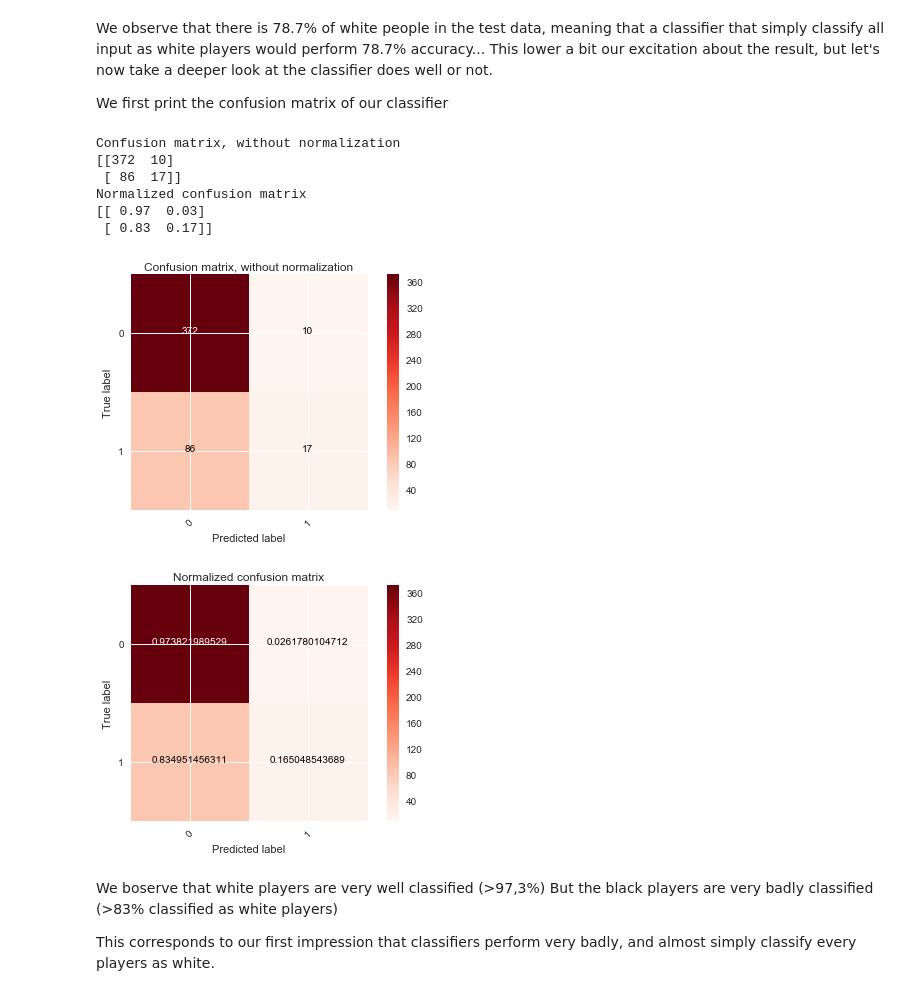
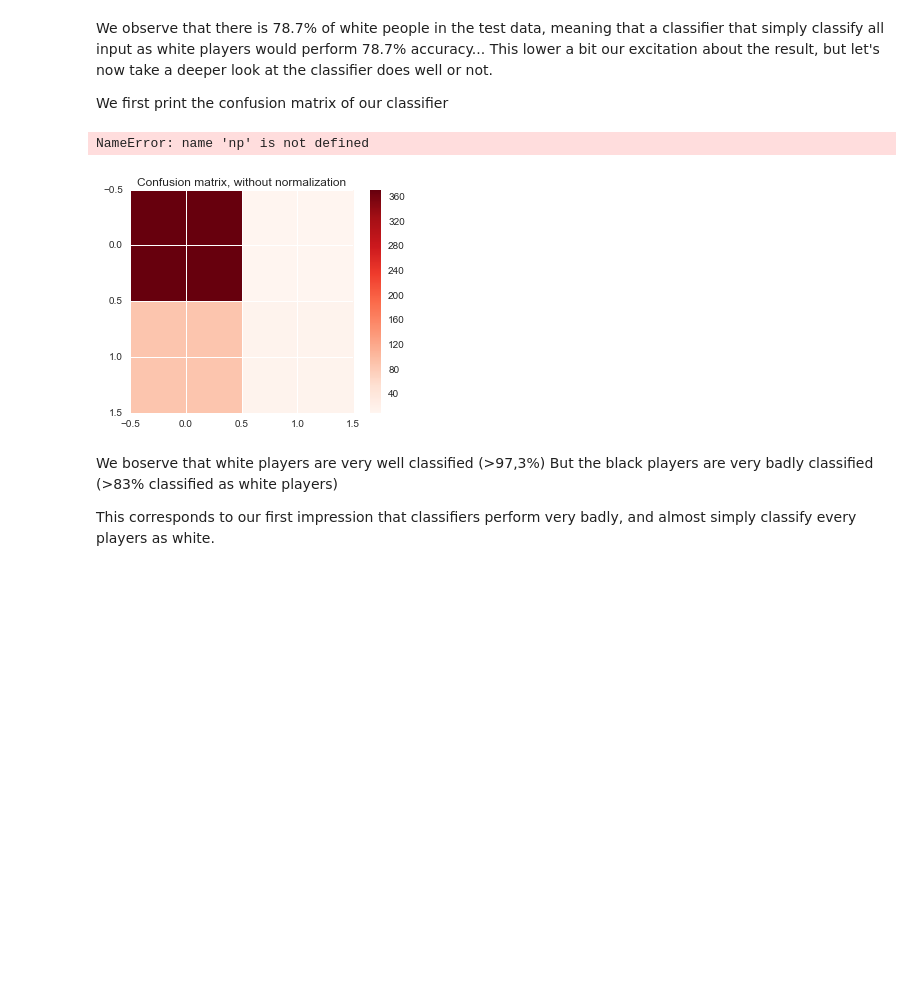
Before and after one commit to nathanquinteiro/ADA-Homework, a Jupyter notebook: 04 - Applied ML/Exercise1.ipynb, the cells around one changed output. Saved outputs shown, nothing was run; the diff lists cells and outputs as text; code cells hidden in the pictures; blank space fills up the shorter version.

```diff
--- a/04 - Applied ML/Exercise1.ipynb
+++ b/04 - Applied ML/Exercise1.ipynb
@@ -93,7 +92,7 @@ In order to obtain the best classifier, we will try various values for each para
 
 We start by finding what is the optimal value of estimators for the Random Forest Classifier. We perform the classification with values from 20 to 150 trees and select the best one.
 # %%
-estimator_max, max_oob = estimator_test(data, 20, 200)
+estimator_max, max_oob = ex1.estimator_test(data, 20, 200)
 print("Number of trees with maximum oob:", estimator_max)
 print("Maximum oob:", max_oob)
 # %% [output]
@@ -105,6 +104,6 @@ Maximum oob: 0.771739130435
 
 We do the same with the maximum depth of the trees.
 # %%
-depth_max, max_oob = depth_test(data, 1, 50, estimator_max)
+depth_max, max_oob = ex1.depth_test(data, 1, 50, estimator_max)
 print("Depth with maximum oob:", depth_max)
 print("Maximum oob:", max_oob)
@@ -117,6 +112,6 @@ Maximum oob: 0.769820971867
 
 We do the same with the maximum features used by the trees. We check for values 1 to the total number of features
 # %%
-features_max, max_oob = features_test(data, 1, data.shape[1], estimator_max, depth_max)
+features_max, max_oob = ex1.features_test(data, 1, data.shape[1], estimator_max, depth_max)
 print("Number of features with maximum oob:", depth_max)
 print("Maximum oob:", max_oob)
@@ -149,7 +138,7 @@ forest.oob_score_
 In order to a good evaluation of the performance, we will now run a classifier, using train data and the parameters values computed before, and test it with test data
 # %%
 #Split data into train and test data (70% of train data)
-train_data, test_data, train_labels, test_labels = split_data(forest_data, forest_label, ratio=0.7)
+train_data, test_data, train_labels, test_labels = ex1.split_data(forest_data, forest_label, ratio=0.7)
 #Create classifier with optimal parameters
 forest = RandomForestClassifier(n_estimators = estimator_max,
                                 max_features=features_max,
@@ -182,27 +169,23 @@ We observe that there is 78.7% of white people in the test data, meaning that a
 
 We first print the confusion matrix of our classifier
 # %%
+df_pred = pd.DataFrame(test_pred)
+
 # Compute confusion matrix
 cnf_matrix = metrics.confusion_matrix(df_test_labels, df_pred)
 class_names = ["0","1"]
 # Plot non-normalized confusion matrix
 plt.figure()
-plot_confusion_matrix(cnf_matrix, classes=class_names,
+ex1.plot_confusion_matrix(cnf_matrix, classes=class_names,
                       title='Confusion matrix, without normalization')
 
 # Plot normalized confusion matrix
 plt.figure()
 plot_confusion_matrix(cnf_matrix, classes=class_names, normalize=True,
                       title='Normalized confusion matrix')
 # %% [output]
-Confusion matrix, without normalization
-[[372  10]
- [ 86  17]]
-Normalized confusion matrix
-[[ 0.97  0.03]
- [ 0.83  0.17]]
+NameError: name 'np' is not defined
-[figure, old version]
+[figure, new version]
-[figure, removed]
 # %% [markdown]
 We boserve that white players are very well classified (>97,3%)
 But the black players are very badly classified (>83% classified as white players)
```
Also changed, not shown: parts of 6 cells of this notebook, 4 other files.
